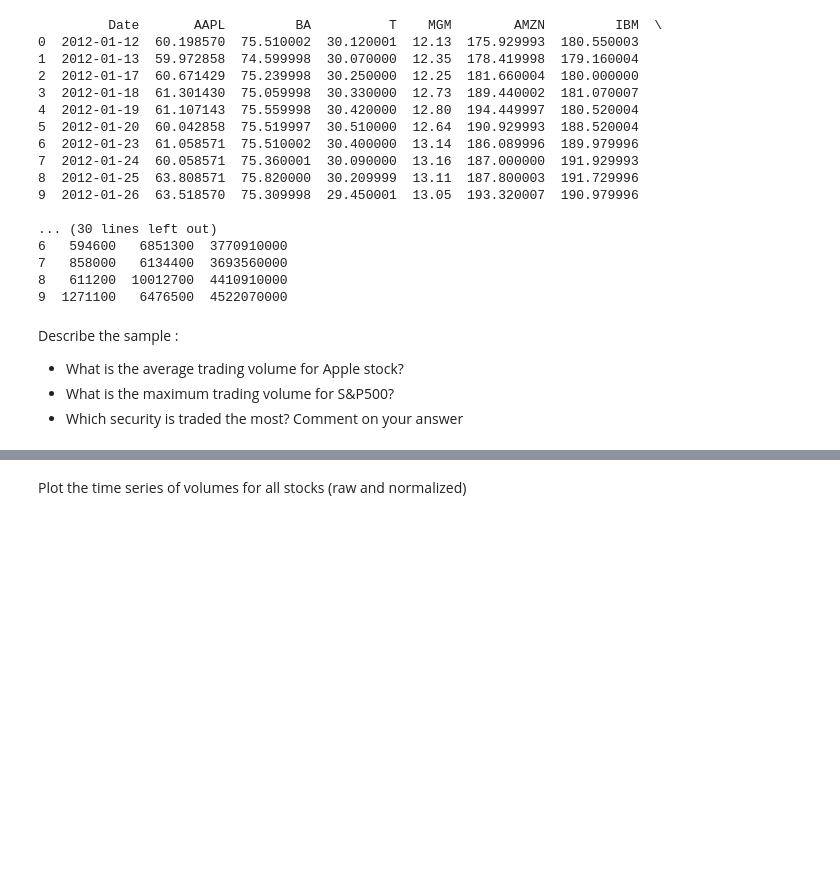
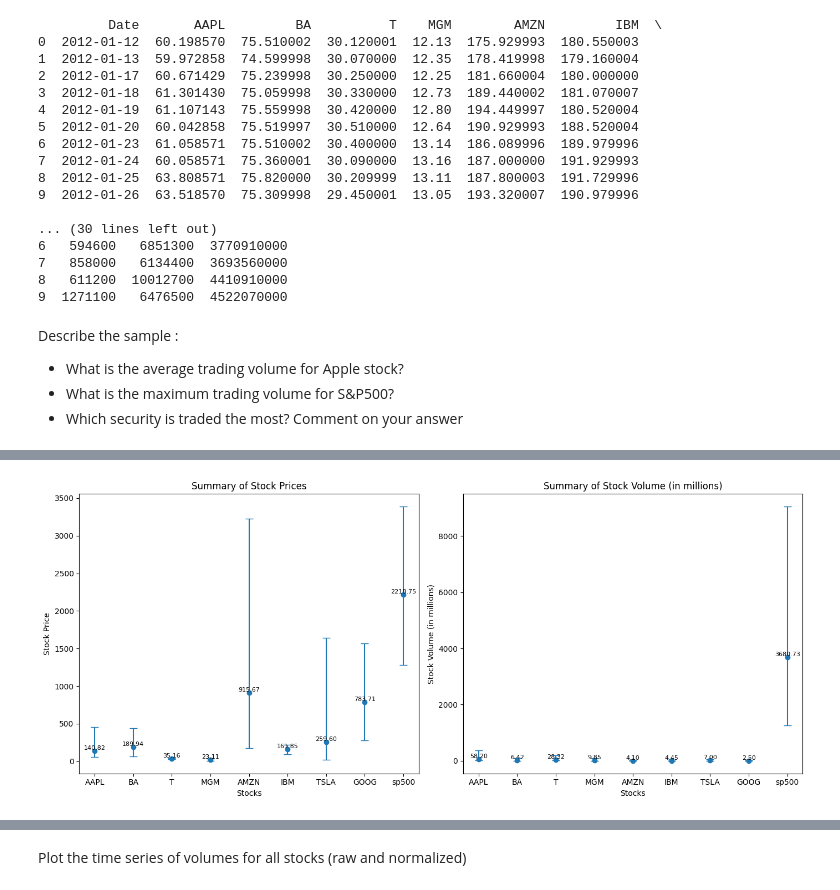
Before and after one commit to bubuzhang2002/Finance-with-Big-Data-PC-labs, a Jupyter notebook: PC labs/PC lab4.ipynb, the cells around one changed output, grey strips where cells are left out. Saved outputs shown, nothing was run; the diff lists cells and outputs as text; code cells hidden in the pictures; blank space fills up the shorter version.

```diff
--- a/PC labs/PC lab4.ipynb
+++ b/PC labs/PC lab4.ipynb
@@ -68,0 +76,65 @@ volume_stats
+# %%
+import matplotlib.pyplot as plt
+
+# Creating a Plot to visualize the descriptive statitistics
+
+# Prepare the data for plotting
+stocks = ['AAPL', 'BA', 'T', 'MGM', 'AMZN', 'IBM', 'TSLA', 'GOOG', 'sp500']
+
+# Stock price data
+mean_price = price_stats.loc['mean', stocks]
+min_price = price_stats.loc['min', stocks]
+max_price = price_stats.loc['max', stocks]
+
+# Volume data
+mean_volume = volume_stats.loc['mean', stocks]
+min_volume = volume_stats.loc['min', stocks]
+max_volume = volume_stats.loc['max', stocks]
+
+# Adjust the volume data to be in millions (easier to see)
+mean_volume_millions = mean_volume / 1_000_000
+min_volume_millions = min_volume / 1_000_000
+max_volume_millions = max_volume / 1_000_000
+
+# Visualize the data
+plt.figure(figsize=(14, 6))
+
+# Graph for Stock Prices
+plt.subplot(1, 2, 1)
+plt.errorbar(stocks, mean_price,
+             yerr = [mean_price - min_price, max_price - mean_price],
+             fmt = 'o',
+             capsize = 5
+)
+plt.xlabel('Stocks')
+plt.ylabel('Stock Price')
+plt.title('Summary of Stock Prices')
+
+# Adding labels
+for i, stock in enumerate(stocks):
+    plt.text(stock, mean_price[i], f'{mean_price[i]:.2f}', ha='center', va='bottom', fontsize=8)
+
+
+
+# Error bar plot for stock volumes
+plt.subplot(1, 2, 2)
+plt.errorbar(stocks, mean_volume_millions,
+             yerr=[mean_volume_millions - min_volume_millions, max_volume_millions - mean_volume_millions],
+             fmt = 'o',
+             capsize=5
+)
+plt.xlabel('Stocks')
+plt.ylabel('Stock Volume (in millions)')
+plt.title('Summary of Stock Volume (in millions)')
+
+
+# Adding labels
+for i, stock in enumerate(stocks):
+    plt.text(stock, mean_volume_millions[i], f'{mean_volume_millions[i]:.2f}', ha='center', va='bottom', fontsize=8)
+
+
+# Show the plot
+plt.tight_layout()
+plt.show()
+# %% [output]
+[figure, added]
```
Also changed, not shown: parts of 19 cells of this notebook.
